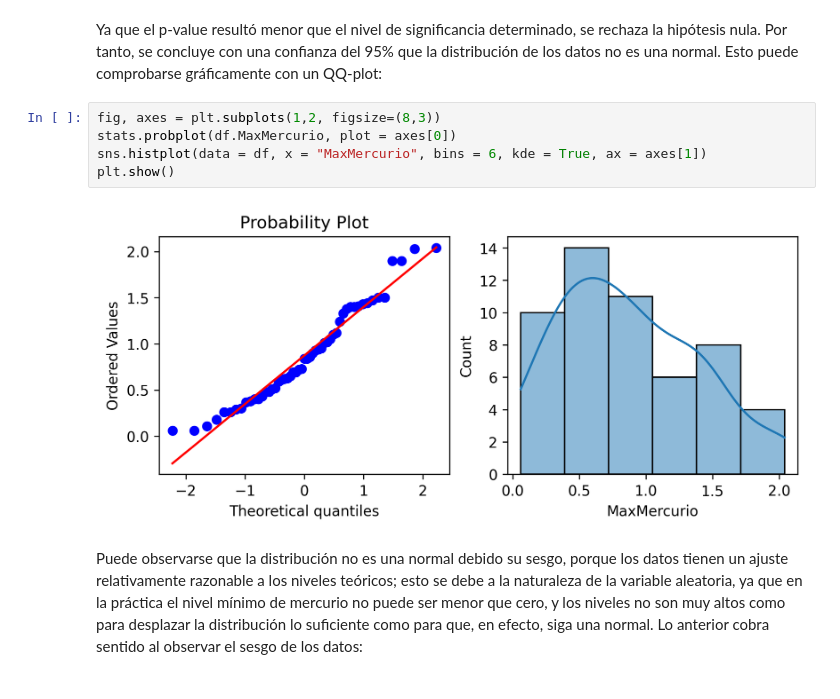
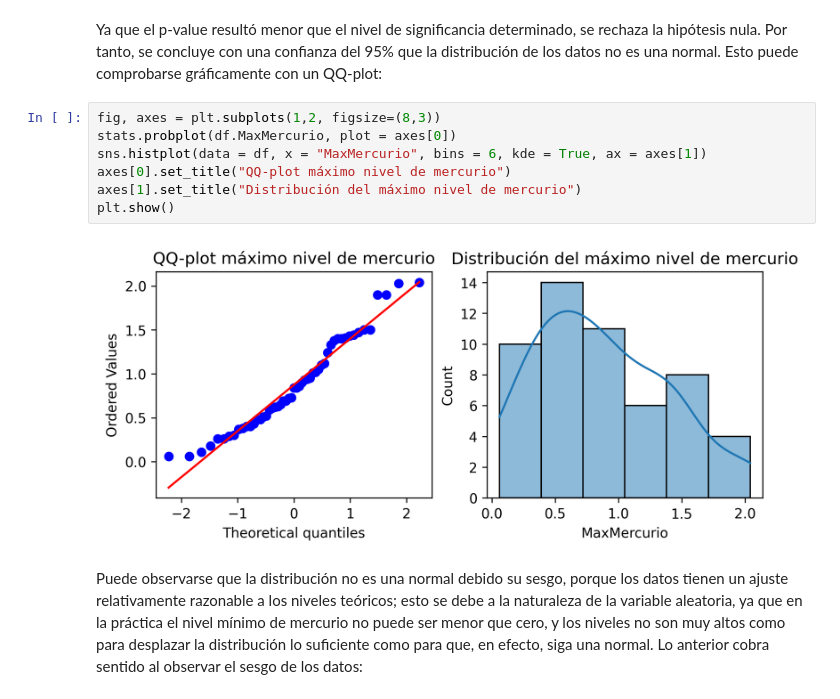
Before and after one commit to crisb-7/Mercurio, a Jupyter notebook: PortafolioImplementacion-M1.ipynb, the cells around one changed output. Saved outputs shown, nothing was run; the diff lists cells and outputs as text.

```diff
--- a/PortafolioImplementacion-M1.ipynb
+++ b/PortafolioImplementacion-M1.ipynb
@@ -154,10 +154,12 @@ Ya que el p-value resultó menor que el nivel de significancia determinado, se r
 # %%
 fig, axes = plt.subplots(1,2, figsize=(8,3))
 stats.probplot(df.MaxMercurio, plot = axes[0])
 sns.histplot(data = df, x = "MaxMercurio", bins = 6, kde = True, ax = axes[1])
+axes[0].set_title("QQ-plot máximo nivel de mercurio")
+axes[1].set_title("Distribución del máximo nivel de mercurio")
 plt.show()
 # %% [output]
-[figure, old version]
+[figure, new version]
 # %% [markdown]
 Puede observarse que la distribución no es una normal debido su sesgo, porque los datos tienen un ajuste relativamente razonable a los niveles teóricos; esto se debe a la naturaleza de la variable aleatoria, ya que en la práctica el nivel mínimo de mercurio no puede ser menor que cero, y los niveles no son muy altos como para desplazar la distribución lo suficiente como para que, en efecto, siga una normal. Lo anterior cobra sentido al observar el sesgo de los datos:
 # %%
```
Also changed, not shown: parts of 4 cells of this notebook.
